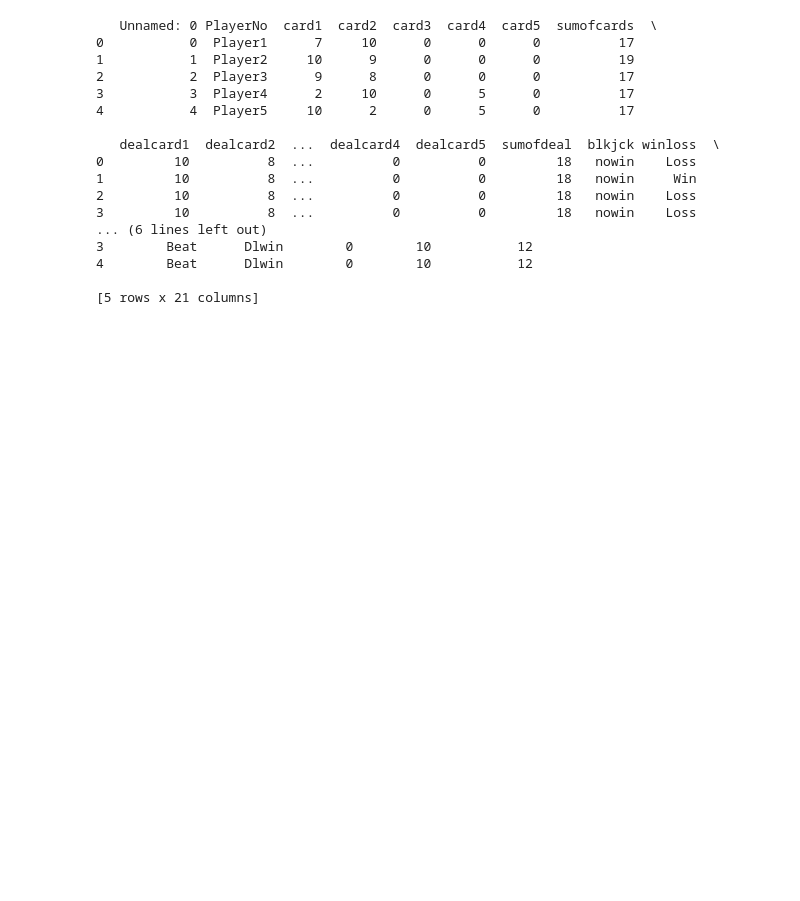
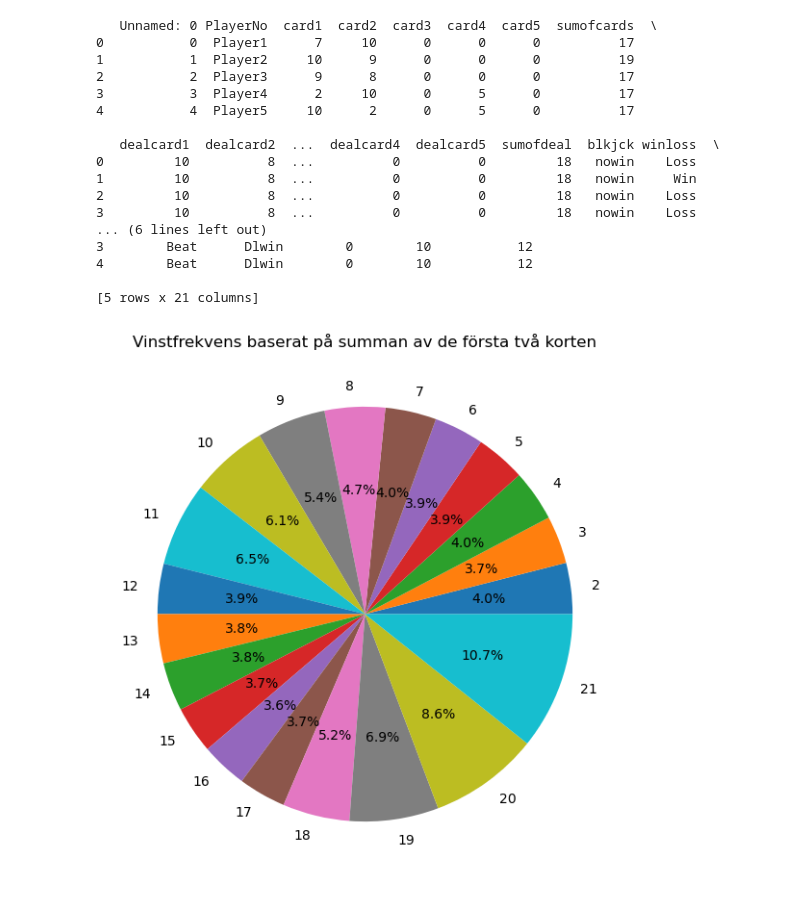
Before and after one commit to Johanzahl/slutprogjohanahl, a Jupyter notebook: blackjack.ipynb, the cells around one changed output. Cells and saved outputs as stored; diff of their text form; code cells hidden in the pictures; blank space fills up the shorter version.

Commit message:
blackjack.ipynb
jag har fixa koden för en cirkel diagram och den vissar alla oddsen.

```diff
--- a/blackjack.ipynb
+++ b/blackjack.ipynb
@@ -22,3 +22,19 @@ print(df.head())
 4        Beat      Dlwin        0        10           12
 
 [5 rows x 21 columns]
+# %%
+import matplotlib.pyplot as plt
+
+
+df['is_win'] = df['winloss'].apply(lambda x: 1 if x == 'Win' else 0)
+
+win_rates = df.groupby('ply2cardsum')['is_win'].mean()
+
+
+plt.figure(figsize=(10, 7))
+win_rates.plot(kind='pie', autopct='%1.1f%%')
+plt.title('Vinstfrekvens baserat på summan av de första två korten')
+plt.ylabel('')
+plt.show()
+# %% [output]
+[figure, added]
```
